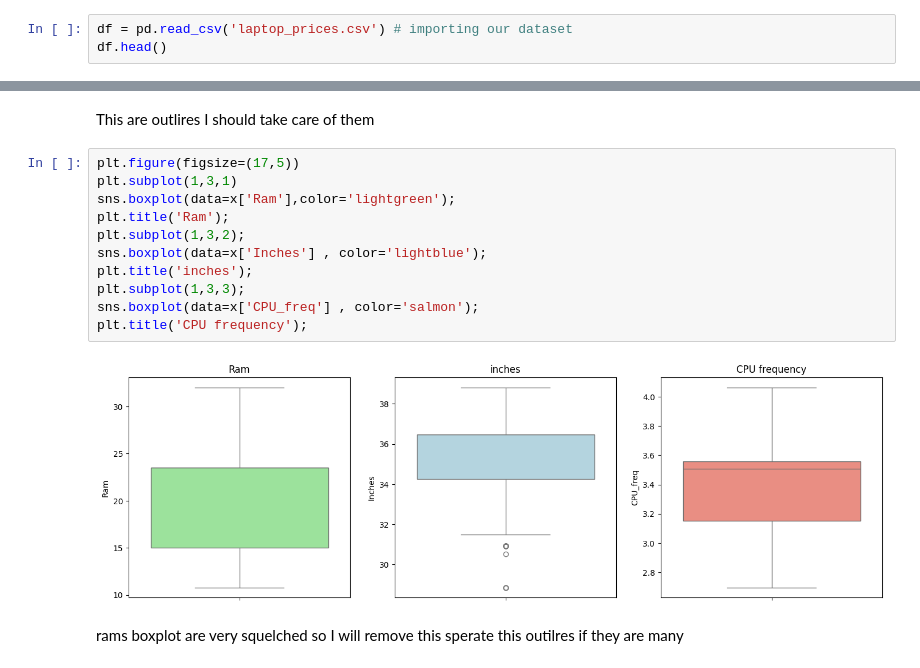
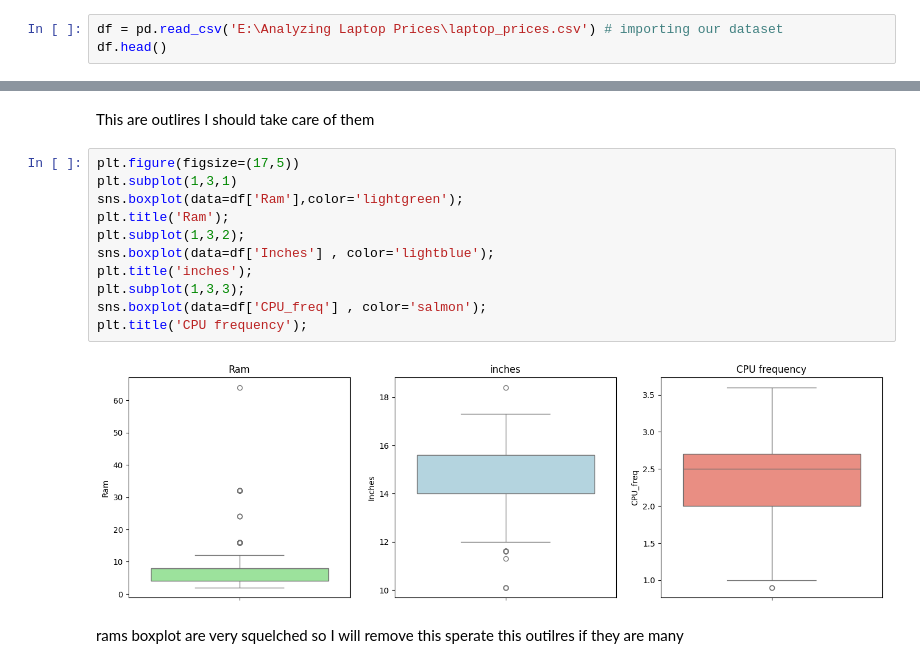
Before and after one commit to MinaGO1/Laptop-prices-dataset, a Jupyter notebook: Task.ipynb, the cells around one changed output, grey strips where cells are left out. Cells and saved outputs as stored; diff of their text form.

```diff
--- a/Task.ipynb
+++ b/Task.ipynb
@@ -13,7 +13,7 @@ pd.set_option('display.max_columns' , None) # Set max columns can be displayed t
 # %% [markdown]
 ## Feature engineering & EDA
 # %%
-df = pd.read_csv('laptop_prices.csv') # importing our dataset
+df = pd.read_csv('E:\Analyzing Laptop Prices\laptop_prices.csv') # importing our dataset
 df.head()
 # %% [output]
 |  | Company | Product | TypeName | Inches | Ram | OS | Weight | Price_euros | Screen | ScreenW | ... |
@@ -2357,16 +2357,16 @@ This are outlires I should take care of them
 # %%
 plt.figure(figsize=(17,5))
 plt.subplot(1,3,1)
-sns.boxplot(data=x['Ram'],color='lightgreen');
+sns.boxplot(data=df['Ram'],color='lightgreen');
 plt.title('Ram');
 plt.subplot(1,3,2);
-sns.boxplot(data=x['Inches'] , color='lightblue');
+sns.boxplot(data=df['Inches'] , color='lightblue');
 plt.title('inches');
 plt.subplot(1,3,3);
-sns.boxplot(data=x['CPU_freq'] , color='salmon');
+sns.boxplot(data=df['CPU_freq'] , color='salmon');
 plt.title('CPU frequency');
 # %% [output]
-[figure, old version]
+[figure, new version]
 # %% [markdown]
 rams boxplot are very squelched so I will remove this sperate this outilres if they are many
 # %%
```
Also changed, not shown: parts of 11 cells of this notebook.
